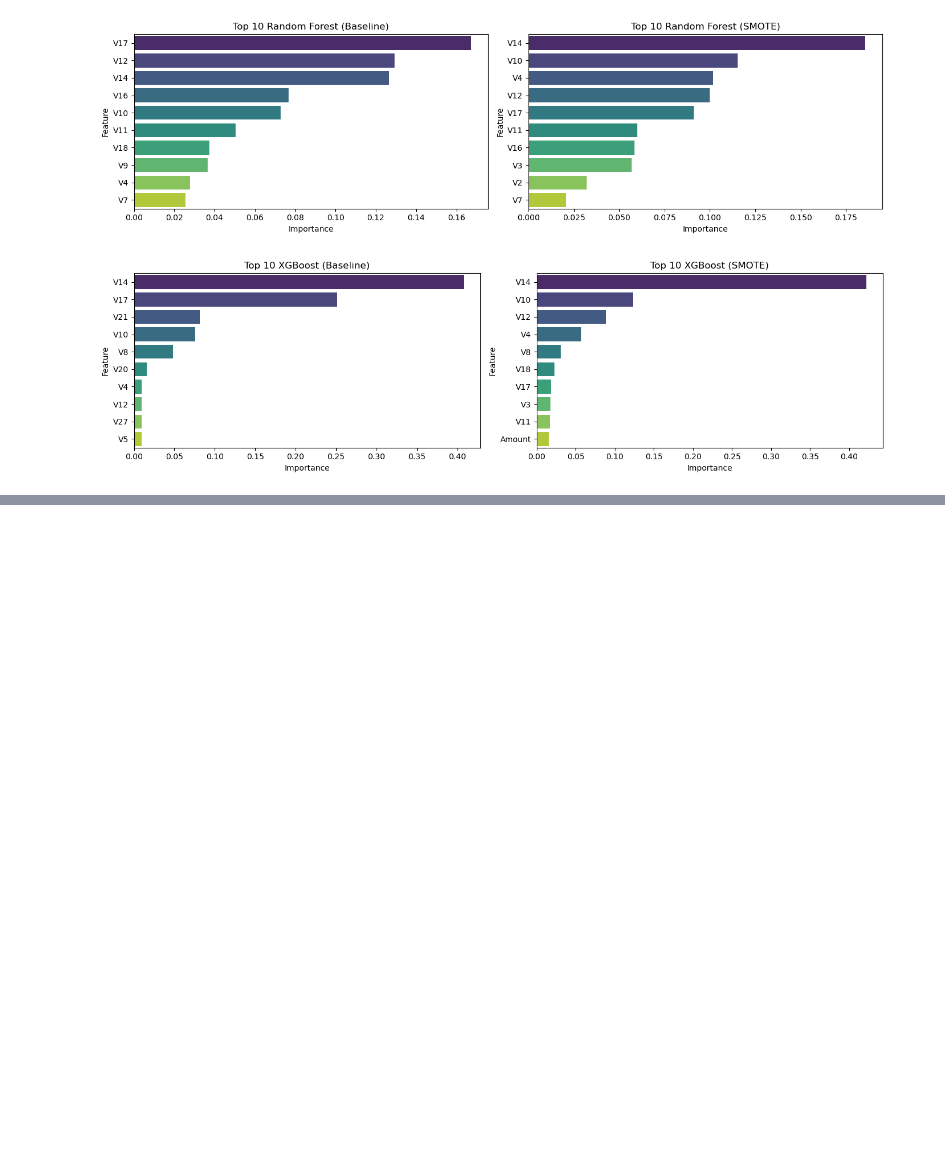
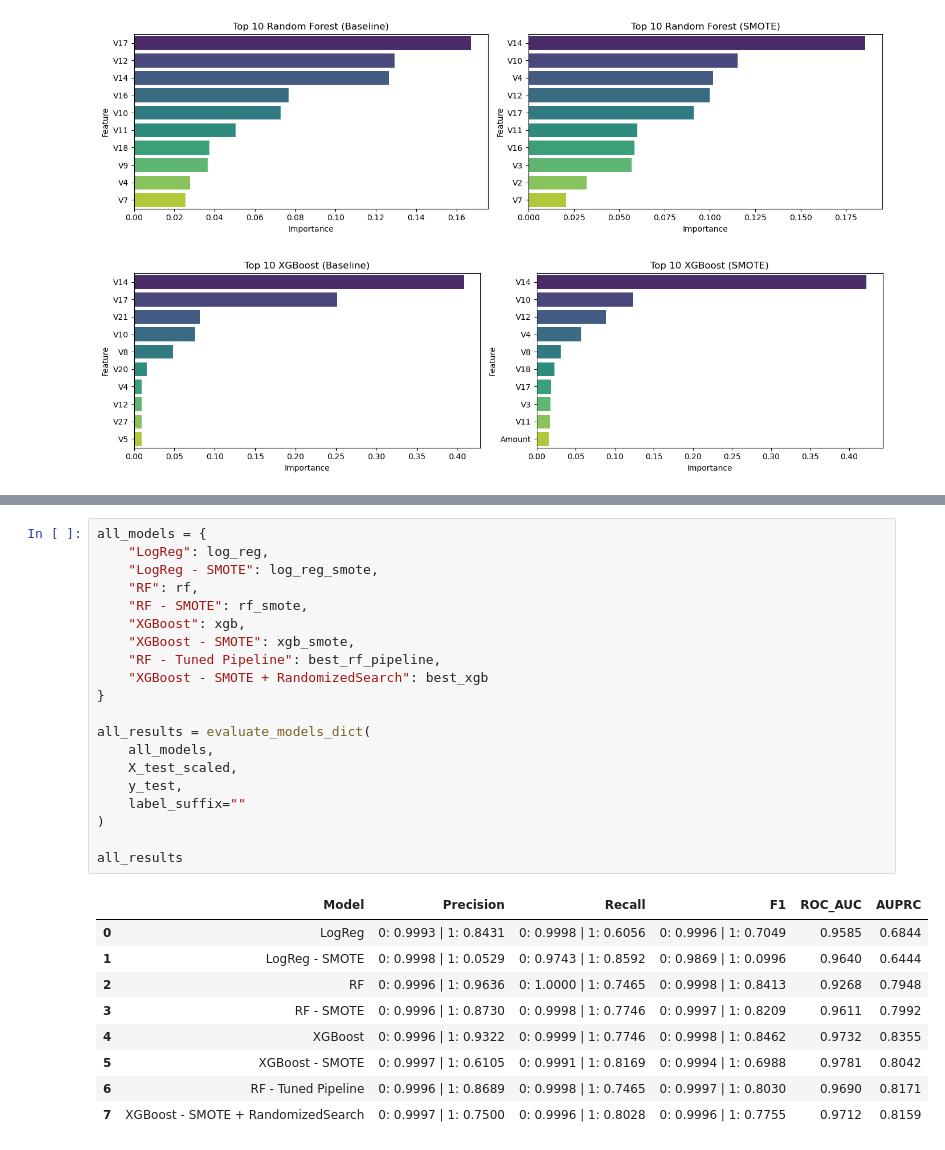
Before and after one commit to AliAbdulHameed/Credit_Card_Fraud_Detection_Team1, a Jupyter notebook: AAI_501_Group_Project_V2.ipynb, the cells around one changed output, grey strips where cells are left out. Drawn from its saved outputs; the diff is of its cells as text; blank space fills up the shorter version.

```diff
--- a/AAI_501_Group_Project_V2.ipynb
+++ b/AAI_501_Group_Project_V2.ipynb
@@ -635,0 +735,30 @@ plot_feature_importances_comparison(xgb, xgb_smote, X_train_scaled, "XGBoost")
+# %%
+all_models = {
+    "LogReg": log_reg,
+    "LogReg - SMOTE": log_reg_smote,
+    "RF": rf,
+    "RF - SMOTE": rf_smote,
+    "XGBoost": xgb,
+    "XGBoost - SMOTE": xgb_smote,
+    "RF - Tuned Pipeline": best_rf_pipeline,
+    "XGBoost - SMOTE + RandomizedSearch": best_xgb
+}
+
+all_results = evaluate_models_dict(
+    all_models,
+    X_test_scaled,
+    y_test,
+    label_suffix=""
+)
+
+all_results
+# %% [output]
+|  | Model | Precision | Recall | F1 | ROC_AUC | AUPRC |
+| 0 | LogReg | 0: 0.9993 | 1: 0.8431 | 0: 0.9998 | 1: 0.6056 | 0: 0.9996 | 1: 0.7049 | 0.9585 | 0.6844 |
+| 1 | LogReg - SMOTE | 0: 0.9998 | 1: 0.0529 | 0: 0.9743 | 1: 0.8592 | 0: 0.9869 | 1: 0.0996 | 0.9640 | 0.6444 |
+| 2 | RF | 0: 0.9996 | 1: 0.9636 | 0: 1.0000 | 1: 0.7465 | 0: 0.9998 | 1: 0.8413 | 0.9268 | 0.7948 |
+| 3 | RF - SMOTE | 0: 0.9996 | 1: 0.8730 | 0: 0.9998 | 1: 0.7746 | 0: 0.9997 | 1: 0.8209 | 0.9611 | 0.7992 |
+| 4 | XGBoost | 0: 0.9996 | 1: 0.9322 | 0: 0.9999 | 1: 0.7746 | 0: 0.9998 | 1: 0.8462 | 0.9732 | 0.8355 |
+| 5 | XGBoost - SMOTE | 0: 0.9997 | 1: 0.6105 | 0: 0.9991 | 1: 0.8169 | 0: 0.9994 | 1: 0.6988 | 0.9781 | 0.8042 |
+| 6 | RF - Tuned Pipeline | 0: 0.9996 | 1: 0.8689 | 0: 0.9998 | 1: 0.7465 | 0: 0.9997 | 1: 0.8030 | 0.9690 | 0.8171 |
+| 7 | XGBoost - SMOTE + RandomizedSearch | 0: 0.9997 | 1: 0.7500 | 0: 0.9996 | 1: 0.8028 | 0: 0.9996 | 1: 0.7755 | 0.9712 | 0.8159 |
```
Also changed, not shown: parts of 6 cells of this notebook.
